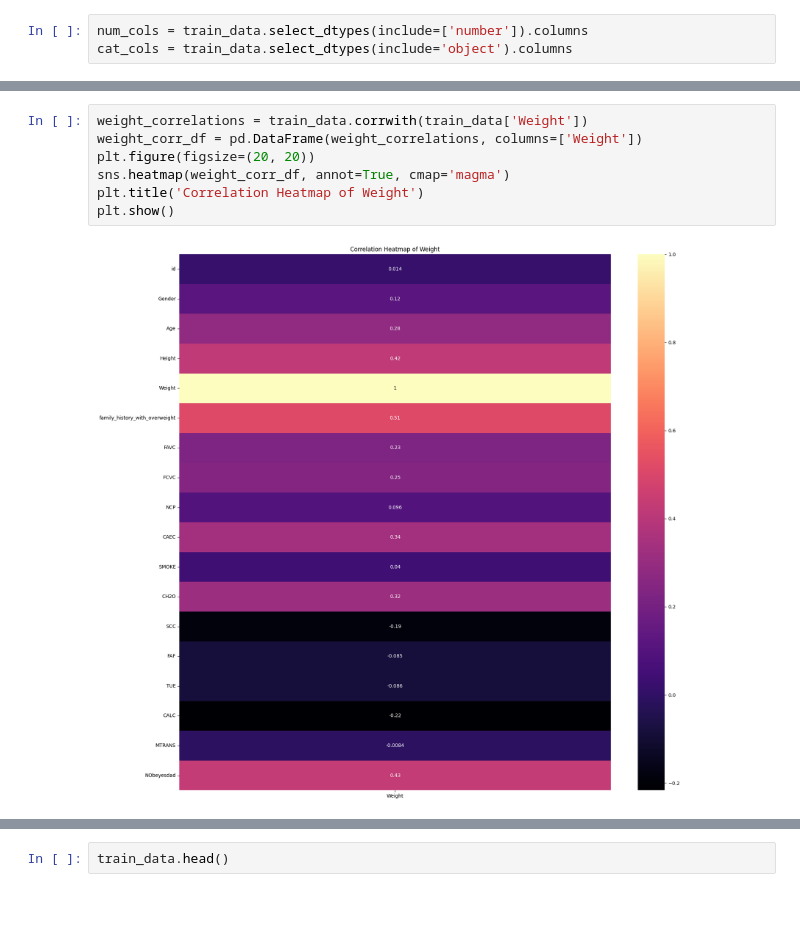
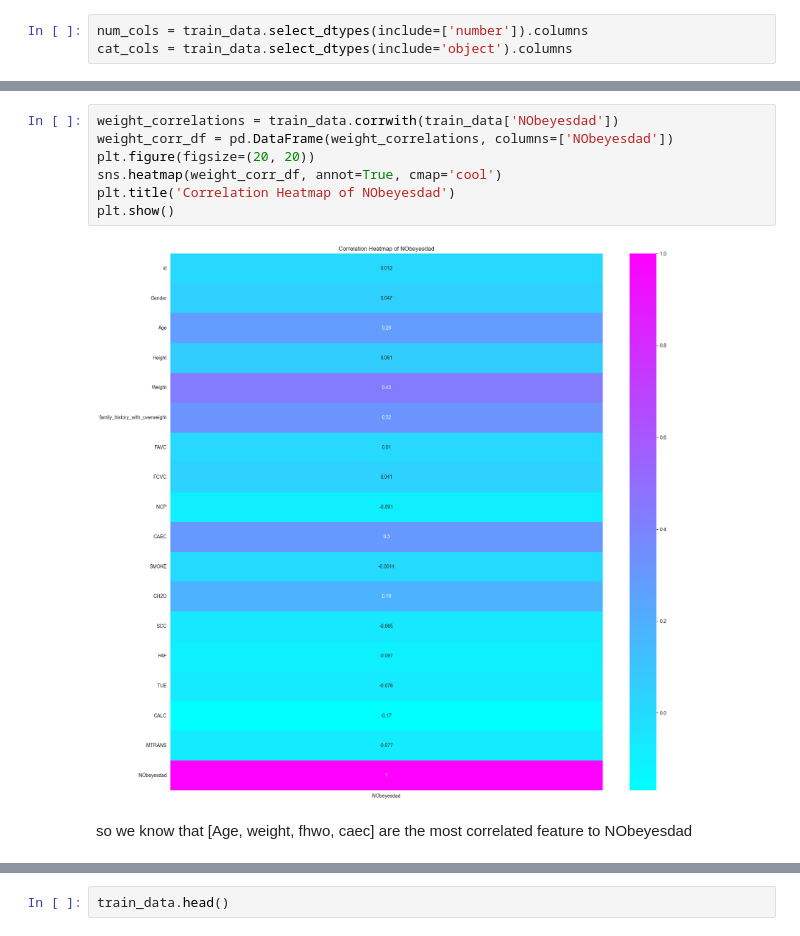
Before and after one commit to Abdallah4Z/Multi-Class-Prediction-of-Obesity-Risk, a Jupyter notebook: model.ipynb, the cells around one changed output, grey strips where cells are left out. Saved outputs shown, nothing was run; the diff lists cells and outputs as text; blank space fills up the shorter version.

```diff
--- a/model.ipynb
+++ b/model.ipynb
@@ -289,9 +293,11 @@ plt.show()
 # %%
-weight_correlations = train_data.corrwith(train_data['Weight'])
-weight_corr_df = pd.DataFrame(weight_correlations, columns=['Weight'])
+weight_correlations = train_data.corrwith(train_data['NObeyesdad'])
+weight_corr_df = pd.DataFrame(weight_correlations, columns=['NObeyesdad'])
 plt.figure(figsize=(20, 20))
-sns.heatmap(weight_corr_df, annot=True, cmap='magma')
-plt.title('Correlation Heatmap of Weight')
+sns.heatmap(weight_corr_df, annot=True, cmap='cool')
+plt.title('Correlation Heatmap of NObeyesdad')
 plt.show()
 # %% [output]
-[figure, old version]
+[figure, new version]
+# %% [markdown]
+so we know that [Age, weight, fhwo, caec] are the most correlated feature to NObeyesdad
```
Also changed, not shown: parts of 37 cells of this notebook, 33 other files.
